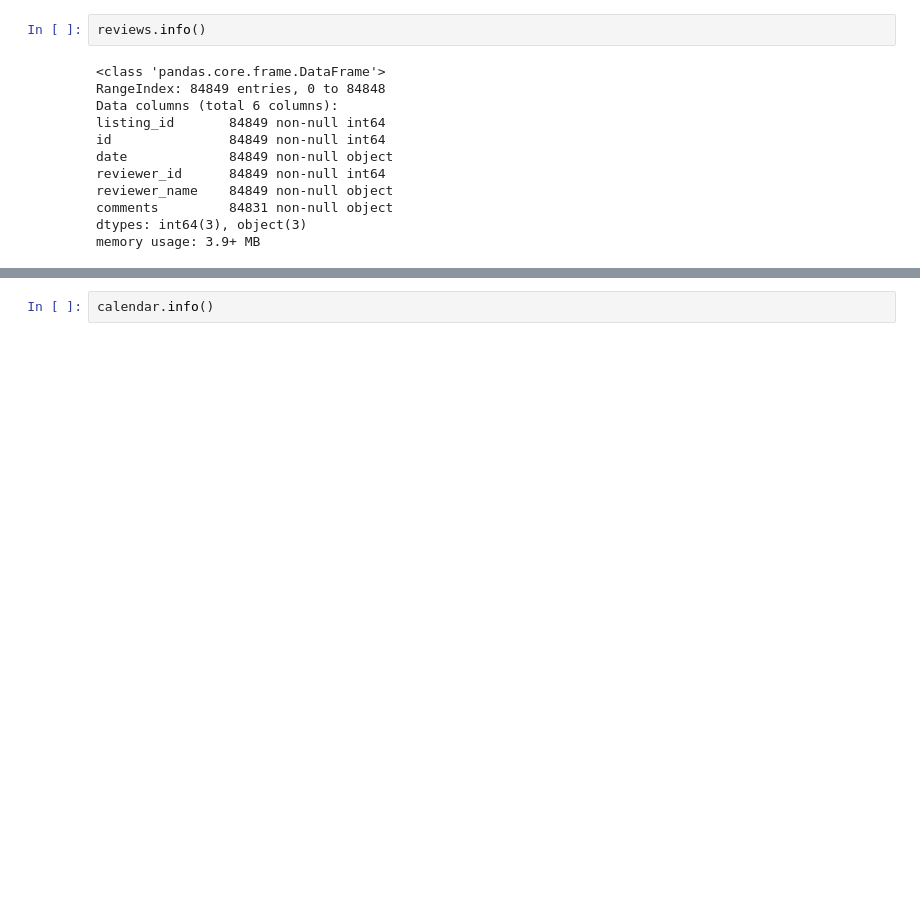
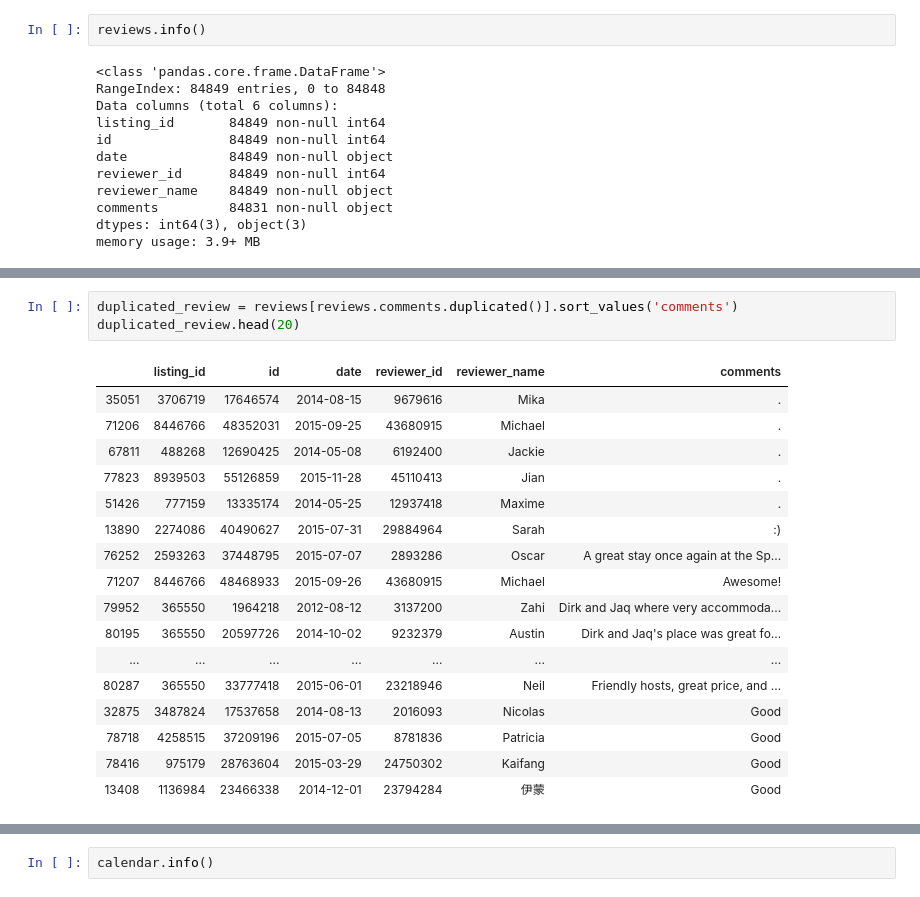
Before and after one commit to osama1991bokhari/Project4_Writing_Blog, a Jupyter notebook: Project 4 Writing a Data Scientist blog post.ipynb, the cells around one changed output, grey strips where cells are left out. Cells and saved outputs as stored; diff of their text form; blank space fills up the shorter version.

```diff
--- a/Project 4 Writing a Data Scientist blog post.ipynb
+++ b/Project 4 Writing a Data Scientist blog post.ipynb
@@ -66,0 +153,21 @@ memory usage: 3.9+ MB
+# %%
+duplicated_review = reviews[reviews.comments.duplicated()].sort_values('comments')
+duplicated_review.head(20)
+# %% [output]
+|  | listing_id | id | date | reviewer_id | reviewer_name | comments |
+| 35051 | 3706719 | 17646574 | 2014-08-15 | 9679616 | Mika | . |
+| 71206 | 8446766 | 48352031 | 2015-09-25 | 43680915 | Michael | . |
+| 67811 | 488268 | 12690425 | 2014-05-08 | 6192400 | Jackie | . |
+| 77823 | 8939503 | 55126859 | 2015-11-28 | 45110413 | Jian | . |
+| 51426 | 777159 | 13335174 | 2014-05-25 | 12937418 | Maxime | . |
+| 13890 | 2274086 | 40490627 | 2015-07-31 | 29884964 | Sarah | :) |
+| 76252 | 2593263 | 37448795 | 2015-07-07 | 2893286 | Oscar | A great stay once again at the Sp... |
+| 71207 | 8446766 | 48468933 | 2015-09-26 | 43680915 | Michael | Awesome! |
+| 79952 | 365550 | 1964218 | 2012-08-12 | 3137200 | Zahi | Dirk and Jaq where very accommoda... |
+| 80195 | 365550 | 20597726 | 2014-10-02 | 9232379 | Austin | Dirk and Jaq's place was great fo... |
+| ... | ... | ... | ... | ... | ... | ... |
+| 80287 | 365550 | 33777418 | 2015-06-01 | 23218946 | Neil | Friendly hosts, great price, and ... |
+| 32875 | 3487824 | 17537658 | 2014-08-13 | 2016093 | Nicolas | Good |
+| 78718 | 4258515 | 37209196 | 2015-07-05 | 8781836 | Patricia | Good |
+| 78416 | 975179 | 28763604 | 2015-03-29 | 24750302 | Kaifang | Good |
+| 13408 | 1136984 | 23466338 | 2014-12-01 | 23794284 | 伊蒙 | Good |
```
Also changed, not shown: parts of 21 cells of this notebook.
